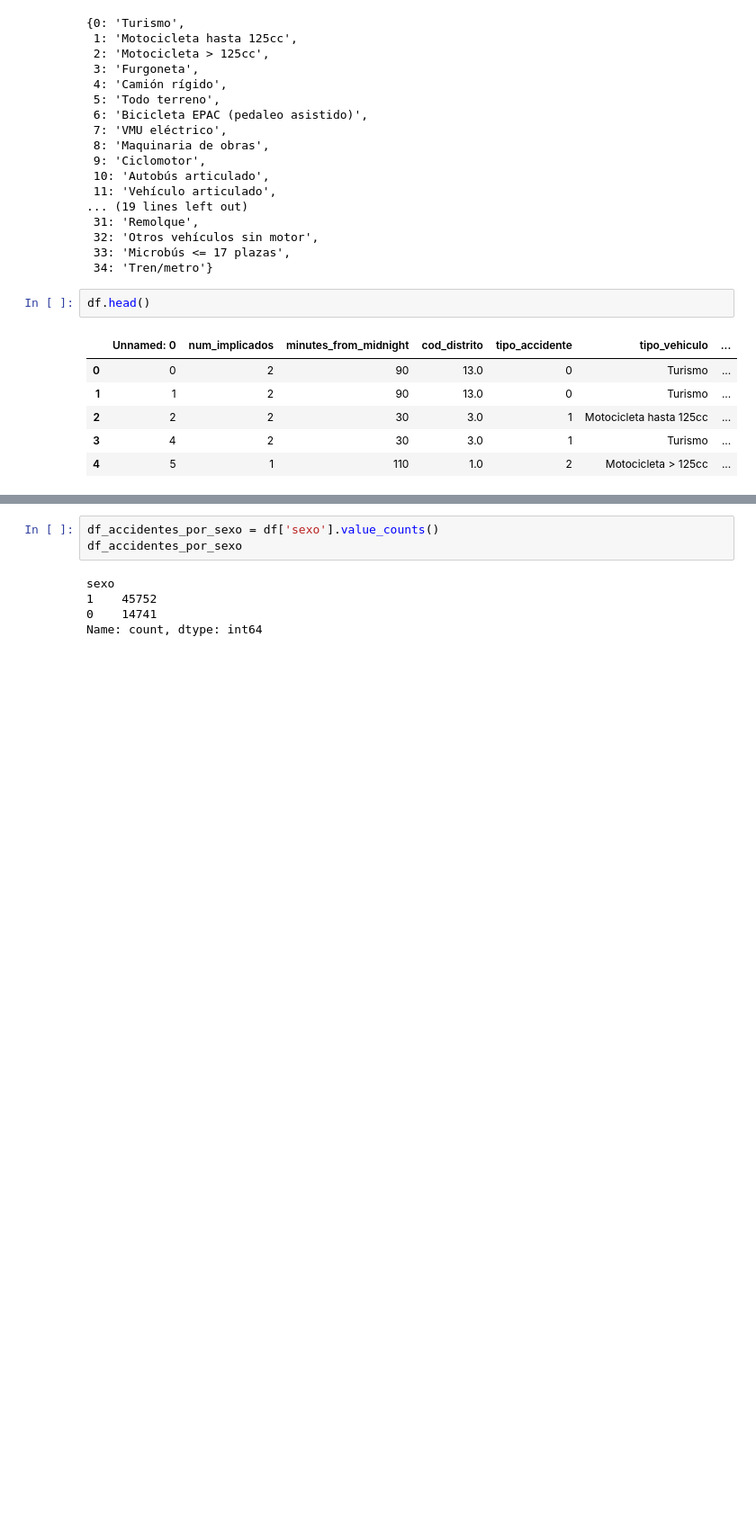
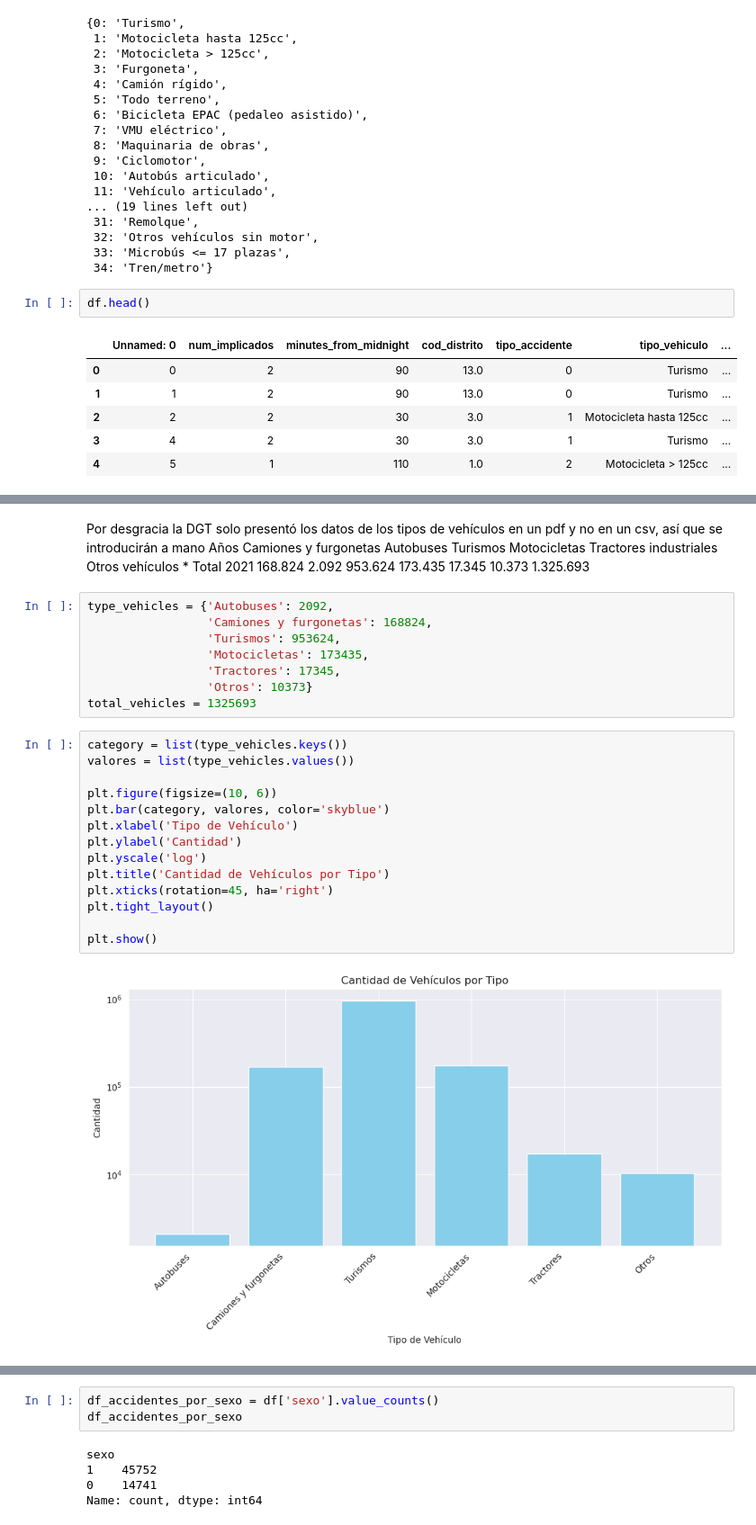
Before and after one commit to lucaramirezo/Traffic-Network-Transparency, a Jupyter notebook: Duo_Descriptive_Data_Analysis.ipynb, the cells around one changed output, grey strips where cells are left out. Shown at 90% size. Saved outputs shown, nothing was run; the diff lists cells and outputs as text; blank space fills up the shorter version.

```diff
--- a/Duo_Descriptive_Data_Analysis.ipynb
+++ b/Duo_Descriptive_Data_Analysis.ipynb
@@ -114,3 +115,31 @@ plt.xticks(rotation=45)
 plt.show()
 # %% [output]
 [figure]
+# %% [markdown]
+Por desgracia la DGT solo presentó los datos de los tipos de vehículos en un pdf y no en un csv, así que se introducirán a mano
+Años Camiones y furgonetas Autobuses    Turismos Motocicletas Tractores industriales Otros vehículos * Total
+2021        168.824         2.092       953.624     173.435     17.345               10.373            1.325.693
+# %%
+type_vehicles = {'Autobuses': 2092,
+                 'Camiones y furgonetas': 168824,
+                 'Turismos': 953624,
+                 'Motocicletas': 173435,
+                 'Tractores': 17345,
+                 'Otros': 10373}
+total_vehicles = 1325693
+# %%
+category = list(type_vehicles.keys())
+valores = list(type_vehicles.values())
+
+plt.figure(figsize=(10, 6))
+plt.bar(category, valores, color='skyblue')
+plt.xlabel('Tipo de Vehículo')
+plt.ylabel('Cantidad')
+plt.yscale('log')
+plt.title('Cantidad de Vehículos por Tipo')
+plt.xticks(rotation=45, ha='right')
+plt.tight_layout()
+
+plt.show()
+# %% [output]
+[figure, added]
```
Also changed, not shown: parts of 10 cells of this notebook.
